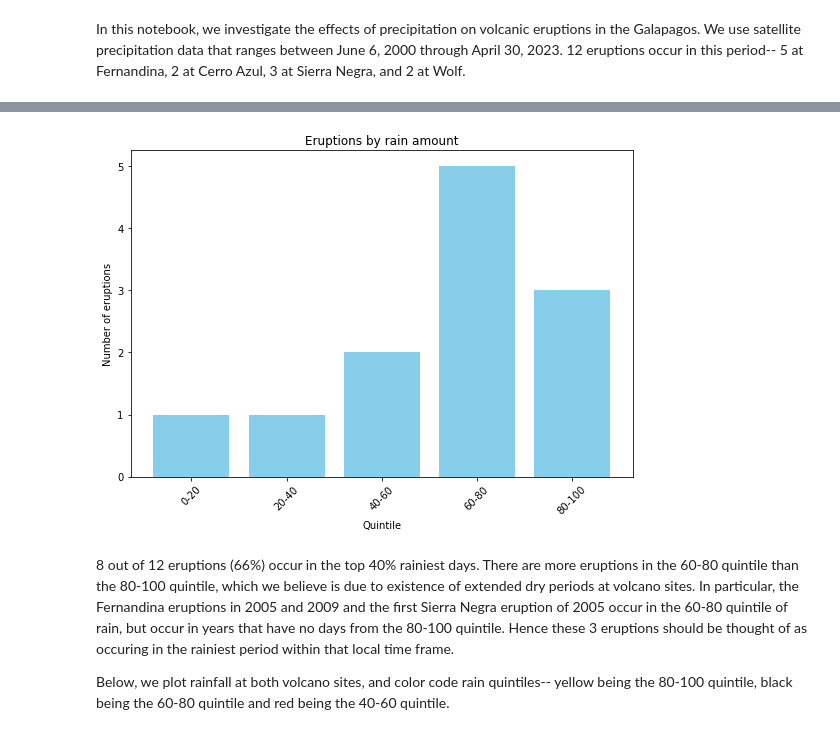
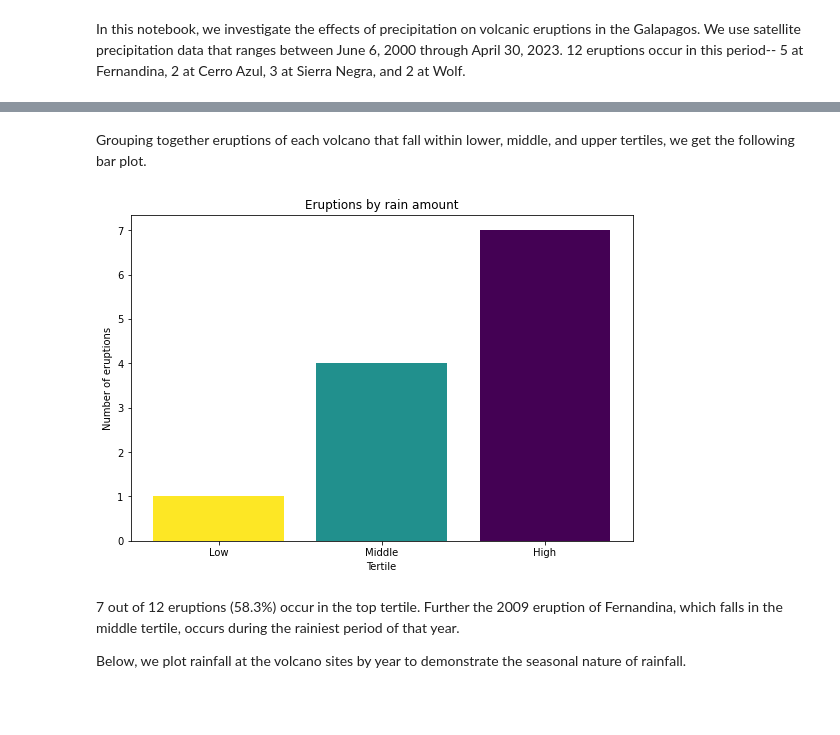
Before and after one commit to jonathan-quartin/um_volcano_project, a Jupyter notebook: old_notebooks/rain_analysis.ipynb, the cells around one changed output, grey strips where cells are left out. Cells and saved outputs as stored; diff of their text form; code cells hidden in the pictures; blank space fills up the shorter version.

Commit message:
color

```diff
--- a/old_notebooks/rain_analysis.ipynb
+++ b/old_notebooks/rain_analysis.ipynb
@@ -28,35 +76,43 @@ We look at 90 day rolling averages of rainfall at each volcano site. We group da
+# %% [markdown]
+Grouping together eruptions of each volcano that fall within lower, middle, and upper tertiles, we get the following bar plot.
 # %%
 # Volcano longitude and latitudes are recorded in a dictionary. "Picks" is the list of volcanos whose eruptions will be considered.
 volcanos = {'Fernandina': (-91.55, -.35), 'Azul, Cerro': (-91.35, -.95), 'Negra, Sierra': (-91.15, -.85), 'Wolf': (-91.35, .05)}
 picks = ['Fernandina', 'Azul, Cerro', 'Negra, Sierra', 'Wolf'] #choose volcano(s)
 
 plt.figure(figsize=(9,6))
 
-categories = ['0-20', '20-40', '40-60', '60-80', '80-100']
-values = [0,0,0,0,0]
+categories = ['Low', 'Middle', 'High']
+values = [0,0,0]
 
 for i in picks:
     erupt_dates = np.array(eruptions['Start'][(eruptions['Volcano'] == i) & (eruptions['Start'] >= '2000')])
     rolling_rain = rainfall[(rainfall['Longitude'] == volcanos[i][0]) & (rainfall['Latitude'] == volcanos[i][1])].copy()
     rolling_rain['roll90'] = rolling_rain.Precipitation.rolling(90).mean()
     rolling_rain = rolling_rain.dropna()
     all_rain = list(rolling_rain.sort_values(by=['roll90'])['Date'])
-    fifth = len(all_rain) // 5
+    third = len(all_rain) // 3
     for l in erupt_dates:
-        values[all_rain.index(l) // fifth] += 1
+        values[all_rain.index(l) // third] += 1
 
-plt.bar(categories, values, color='skyblue')
-plt.xlabel("Quintile")
+num_colors = 256
+viridis_colormap = cm.get_cmap('viridis', num_colors)
+
+color1_rgb = viridis_colormap(255)[:3]  # RGB for the first color
+color2_rgb = viridis_colormap(127)[:3]  # RGB for a color in the middle
+color3_rgb = viridis_colormap(0)[:3]  # RGB for the last color
+
+plt.bar(categories, values, color=[color1_rgb, color2_rgb, color3_rgb])
+plt.xlabel("Tertile")
 plt.ylabel("Number of eruptions")
 plt.title("Eruptions by rain amount")
-plt.xticks(rotation=45)
 plt.show()
 # %% [output]
-[figure, old version]
+[figure, new version]
-# %% [markdown]
-8 out of 12 eruptions (66%) occur in the top 40% rainiest days. There are more eruptions in the 60-80 quintile than the 80-100 quintile, which we believe is due to existence of extended dry periods at volcano sites. In particular, the Fernandina eruptions in 2005 and 2009 and the first Sierra Negra eruption of 2005 occur in the 60-80 quintile of rain, but occur in years that have no days from the 80-100 quintile. Hence these 3 eruptions should be thought of as occuring in the rainiest period within that local time frame.
-
-Below, we plot rainfall at both volcano sites, and color code rain quintiles-- yellow being the 80-100 quintile, black being the 60-80 quintile and red being the 40-60 quintile.
+# %% [markdown]
+7 out of 12 eruptions (58.3%) occur in the top tertile. Further the 2009 eruption of Fernandina, which falls in the middle tertile, occurs during the rainiest period of that year.
+
+Below, we plot rainfall at the volcano sites by year to demonstrate the seasonal nature of rainfall.
 # %%
 # Generates a plot of eruptions for each volcano listed in "picks", along with color coding of the top three quintiles of rainfall.
 volcanos = {'Fernandina': (-91.55, -.35, 'Fernandina'), 'Azul, Cerro': (-91.35, -.95, 'Cerro Azul'), 'Negra, Sierra': (-91.15, -.85, 'Sierra Negra'), 'Wolf': (-91.35, .05, 'Wolf')}
```
Also changed, not shown: parts of 5 cells of this notebook, 9 other files.
